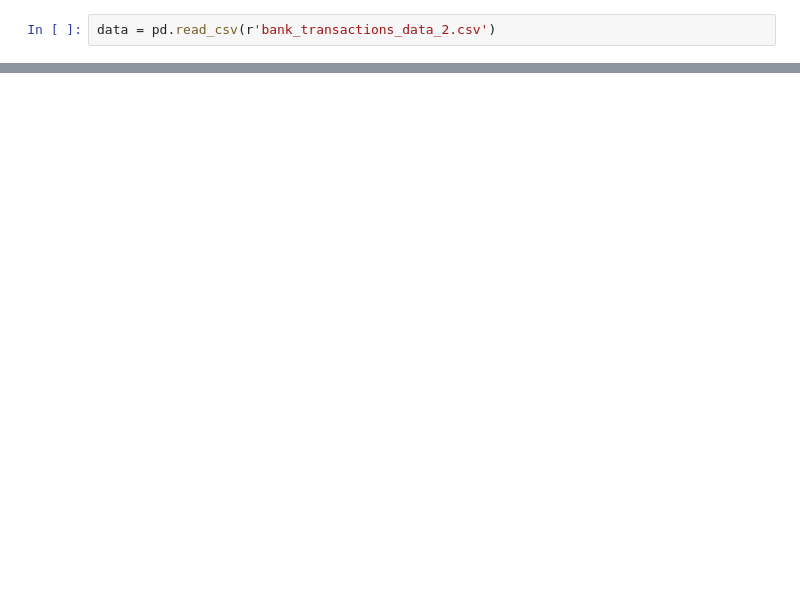
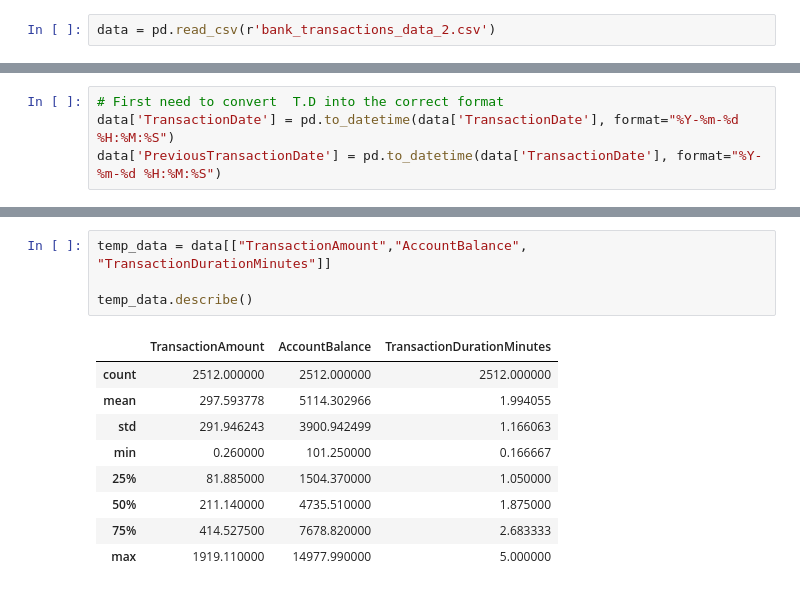
Before and after one commit to pined1/Fraud-Detection-ML-API, a Jupyter notebook: Exploration.ipynb, the cells around one changed output, grey strips where cells are left out. Cells and saved outputs as stored; diff of their text form; blank space fills up the shorter version.

```diff
--- a/Exploration.ipynb
+++ b/Exploration.ipynb
@@ -61,0 +109,4 @@ memory usage: 314.1+ KB
+# %%
+# First need to convert  T.D into the correct format
+data['TransactionDate'] = pd.to_datetime(data['TransactionDate'], format="%Y-%m-%d %H:%M:%S")
+data['PreviousTransactionDate'] = pd.to_datetime(data['TransactionDate'], format="%Y-%m-%d %H:%M:%S")
@@ -61,0 +180,14 @@ memory usage: 314.1+ KB
+# %%
+temp_data = data[["TransactionAmount","AccountBalance", "TransactionDurationMinutes"]]
+
+temp_data.describe()
+# %% [output]
+|  | TransactionAmount | AccountBalance | TransactionDurationMinutes |
+| count | 2512.000000 | 2512.000000 | 2512.000000 |
+| mean | 297.593778 | 5114.302966 | 1.994055 |
+| std | 291.946243 | 3900.942499 | 1.166063 |
+| min | 0.260000 | 101.250000 | 0.166667 |
+| 25% | 81.885000 | 1504.370000 | 1.050000 |
+| 50% | 211.140000 | 4735.510000 | 1.875000 |
+| 75% | 414.527500 | 7678.820000 | 2.683333 |
+| max | 1919.110000 | 14977.990000 | 5.000000 |
```
Also changed, not shown: parts of 18 cells of this notebook.
